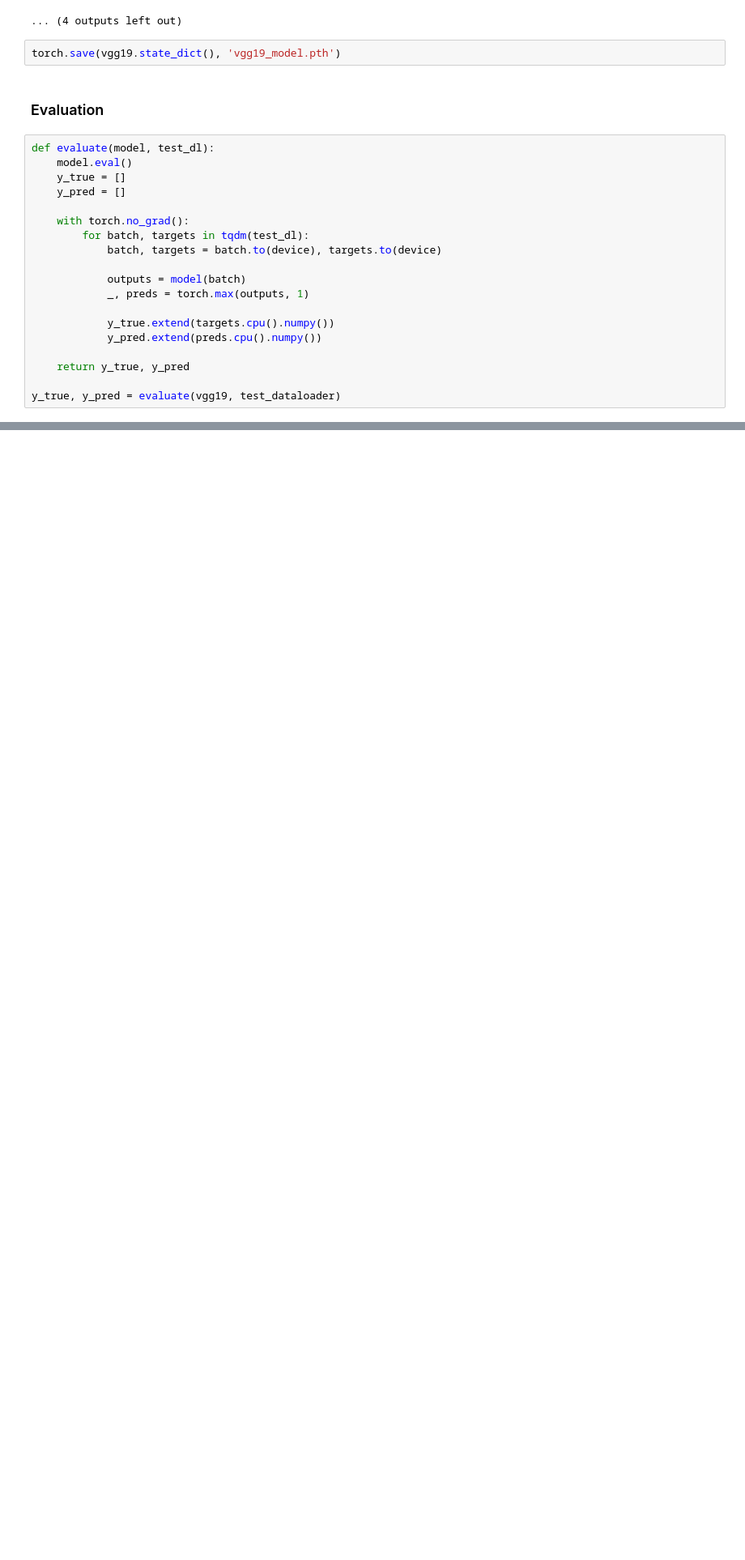
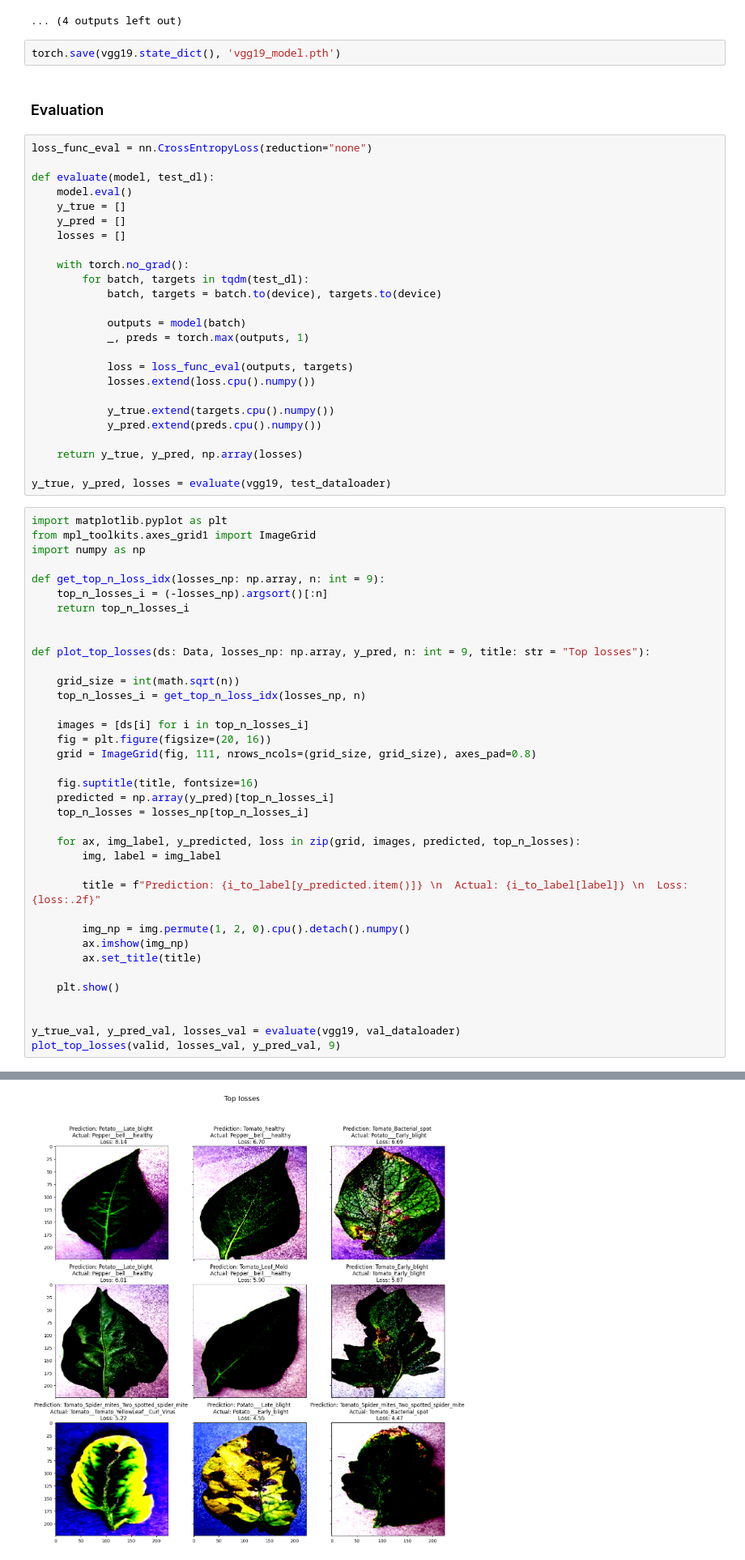
Before and after one commit to xrusnack/Plant-Doctor, a Jupyter notebook: plant_doctors.ipynb, the cells around one changed output, grey strips where cells are left out. Shown at 81% size. Cells and saved outputs as stored; diff of their text form; blank space fills up the shorter version.

Commit message:
feat: show images with highest loss

```diff
--- a/plant_doctors.ipynb
+++ b/plant_doctors.ipynb
@@ -460,10 +465,13 @@ torch.save(vgg19.state_dict(), 'vgg19_model.pth')
 # %% [markdown]
 ### Evaluation
 # %%
+loss_func_eval = nn.CrossEntropyLoss(reduction="none")
+
 def evaluate(model, test_dl):
     model.eval()
     y_true = []
     y_pred = []
+    losses = []
 
     with torch.no_grad():
         for batch, targets in tqdm(test_dl):
@@ -472,9 +480,50 @@ def evaluate(model, test_dl):
             outputs = model(batch)
             _, preds = torch.max(outputs, 1)
 
+            loss = loss_func_eval(outputs, targets)
+            losses.extend(loss.cpu().numpy())
+
             y_true.extend(targets.cpu().numpy())
             y_pred.extend(preds.cpu().numpy())
 
-    return y_true, y_pred
+    return y_true, y_pred, np.array(losses)
 
-y_true, y_pred = evaluate(vgg19, test_dataloader)
+y_true, y_pred, losses = evaluate(vgg19, test_dataloader)
+# %%
+import matplotlib.pyplot as plt
+from mpl_toolkits.axes_grid1 import ImageGrid
+import numpy as np
+
+def get_top_n_loss_idx(losses_np: np.array, n: int = 9):
+    top_n_losses_i = (-losses_np).argsort()[:n]
+    return top_n_losses_i
+
+
+def plot_top_losses(ds: Data, losses_np: np.array, y_pred, n: int = 9, title: str = "Top losses"):
+
+    grid_size = int(math.sqrt(n))
+    top_n_losses_i = get_top_n_loss_idx(losses_np, n)
+
+    images = [ds[i] for i in top_n_losses_i]
+    fig = plt.figure(figsize=(20, 16))
+    grid = ImageGrid(fig, 111, nrows_ncols=(grid_size, grid_size), axes_pad=0.8)
+
+    fig.suptitle(title, fontsize=16)
+    predicted = np.array(y_pred)[top_n_losses_i]
+    top_n_losses = losses_np[top_n_losses_i]
+
+    for ax, img_label, y_predicted, loss in zip(grid, images, predicted, top_n_losses):
+        img, label = img_label
+
+        title = f"Prediction: {i_to_label[y_predicted.item()]} \n  Actual: {i_to_label[label]} \n  Loss: {loss:.2f}"
+
+        img_np = img.permute(1, 2, 0).cpu().detach().numpy()
+        ax.imshow(img_np)
+        ax.set_title(title)
+
+    plt.show()
+
+
+y_true_val, y_pred_val, losses_val = evaluate(vgg19, val_dataloader)
+plot_top_losses(valid, losses_val, y_pred_val, 9)
+# %% [output]
@@ -481,3 +539,4 @@ y_true, y_pred = evaluate(vgg19, test_dataloader)
+[figure, added]
 # %%
 import seaborn as sns
 from sklearn.metrics import confusion_matrix, classification_report
```
Also changed, not shown: parts of 7 cells of this notebook.
